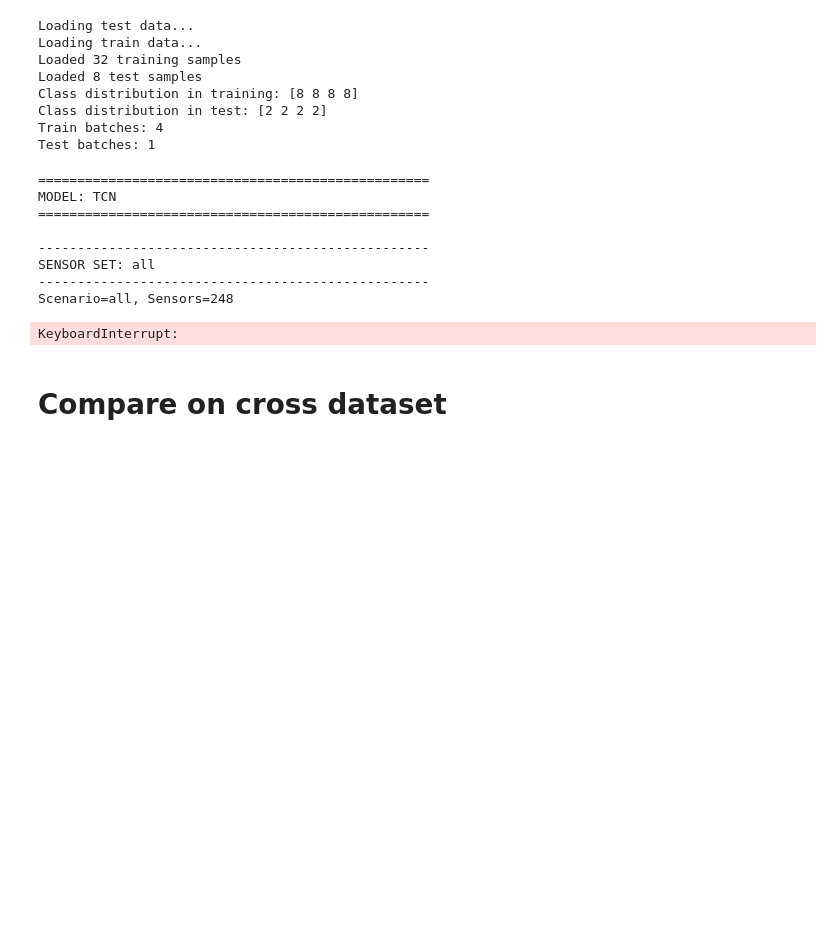
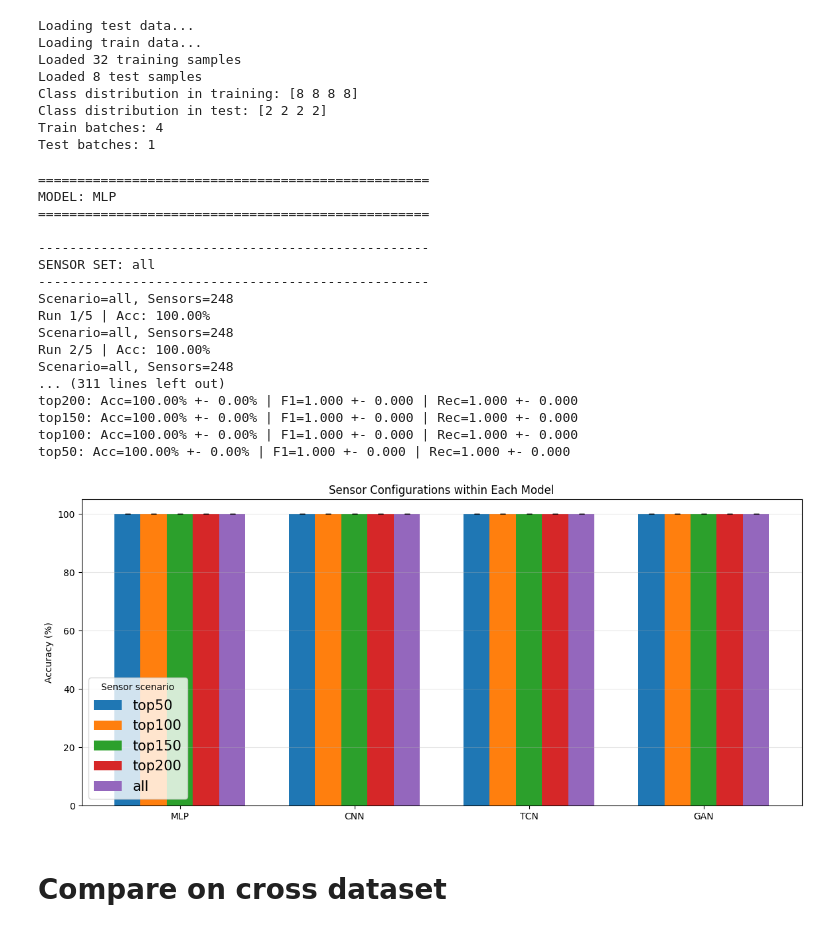
Before and after one commit to LeonV1110/DeepLearning, a Jupyter notebook: Assignment_2/Compare_models.ipynb, the cells around one changed output. Cells and saved outputs as stored; diff of their text form; code cells hidden in the pictures; blank space fills up the shorter version.

```diff
--- a/Assignment_2/Compare_models.ipynb
+++ b/Assignment_2/Compare_models.ipynb
@@ -32,6 +73,13 @@ Class distribution in training: [8 8 8 8]
 Class distribution in test: [2 2 2 2]
 Train batches: 4
 Test batches: 1
+# %%
+scores = compute_sensor_scores(intra_train_loader)
+
+top50 = get_top_k_sensors(scores, 50)
+top100 = get_top_k_sensors(scores, 100)
+top150 = get_top_k_sensors(scores, 150)
+top200 = get_top_k_sensors(scores, 200)
 # %%
 intra_model_configs = [
     {
@@ -47,7 +105,11 @@ intra_model_configs = [
 ]
 # %%
 sensor_scenarios = {
-    "all": None
+    "all": None,
+    "top200": top200,
+    "top150": top150,
+    "top100": top100,
+    "top50": top50,
 }
 
 intra_results = compare_models(
@@ -62,11 +124,19 @@ intra_results = compare_models(
 )
 # %% [output]
 ==================================================
-MODEL: TCN
+MODEL: MLP
 ==================================================
 
 --------------------------------------------------
 SENSOR SET: all
 --------------------------------------------------
 Scenario=all, Sensors=248
+Run 1/5 | Acc: 100.00%
+Scenario=all, Sensors=248
+Run 2/5 | Acc: 100.00%
+Scenario=all, Sensors=248
+... (311 lines left out)
+top200: Acc=100.00% +- 0.00% | F1=1.000 +- 0.000 | Rec=1.000 +- 0.000
+top150: Acc=100.00% +- 0.00% | F1=1.000 +- 0.000 | Rec=1.000 +- 0.000
+top100: Acc=100.00% +- 0.00% | F1=1.000 +- 0.000 | Rec=1.000 +- 0.000
+top50: Acc=100.00% +- 0.00% | F1=1.000 +- 0.000 | Rec=1.000 +- 0.000
-KeyboardInterrupt:
@@ -73,3 +164,46 @@ KeyboardInterrupt:
+# %%
+scenario_order = ["top50", "top100", "top150", "top200", "all"]
+scenarios = [s for s in scenario_order if s in df["scenario"].unique()]
+
+x = np.arange(len(models))
+width = 0.15
+
+plt.figure(figsize=(14, 6))
+
+for i, scenario in enumerate(scenarios):
+    values = []
+
+    for model in models:
+        val = df[
+            (df["model"] == model) &
+            (df["scenario"] == scenario)
+        ]["acc_mean"].values
+
+        values.append(val[0] if len(val) > 0 else 0)
+
+    plt.bar(
+        x + i * width,
+        values,
+        width,
+        yerr=[
+            df[(df["model"] == m) & (df["scenario"] == scenario)]["acc_std"].values[0]
+            if len(df[(df["model"] == m) & (df["scenario"] == scenario)]) > 0
+            else 0
+            for m in models
+        ],
+        capsize=3,
+        label=scenario
+    )
+
+plt.xticks(x + width * (len(scenarios) - 1) / 2, models)
+plt.ylabel("Accuracy (%)")
+plt.title("Sensor Configurations within Each Model")
+plt.legend(title="Sensor scenario", loc='lower left', fontsize = 15)
+plt.grid(axis="y", alpha=0.3)
+
+plt.show()
+# %% [output]
+[figure, added]
 # %% [markdown]
 # Compare on cross dataset
 # %%
```
Also changed, not shown: parts of 8 cells of this notebook, 1 other file.
